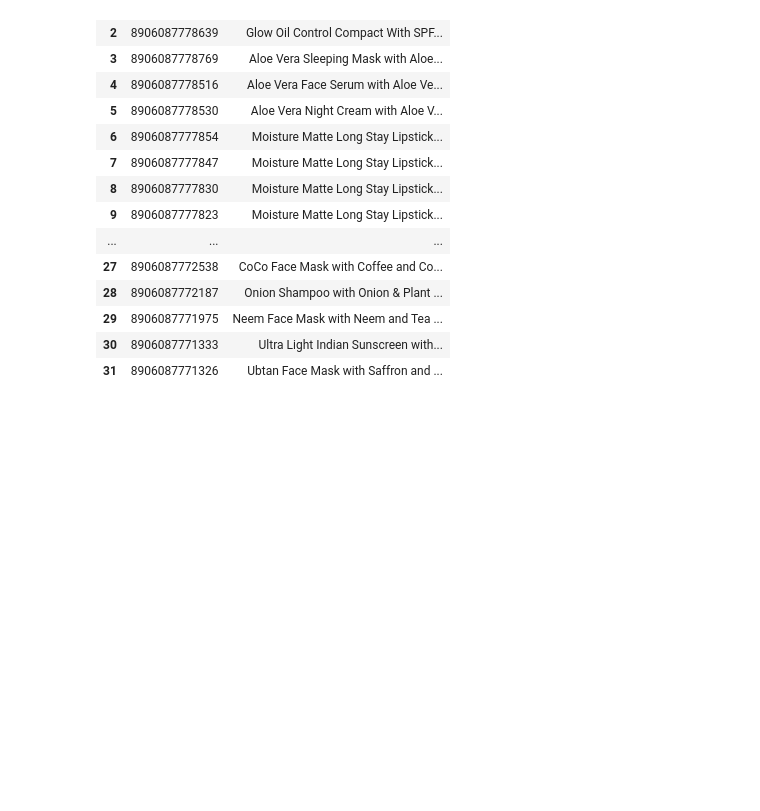
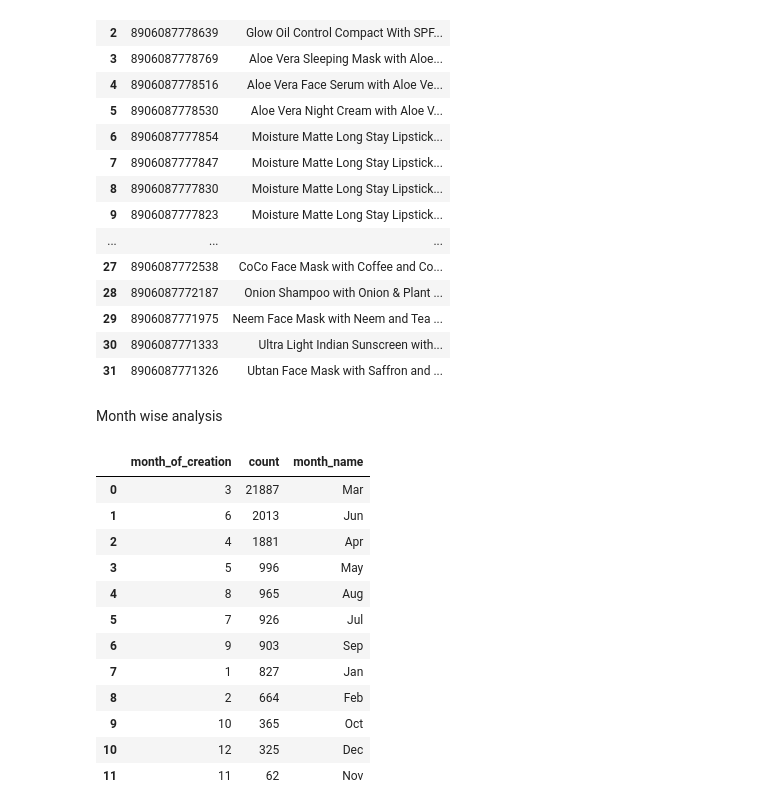
Before and after one commit to prafuel/TensorFiesta_Hackathon, a Jupyter notebook: notebooks/notebook.ipynb, the cells around one changed output. Saved outputs shown, nothing was run; the diff lists cells and outputs as text; code cells hidden in the pictures; blank space fills up the shorter version.

```diff
--- a/notebooks/notebook.ipynb
+++ b/notebooks/notebook.ipynb
@@ -335,0 +264,20 @@ g3[g3['price'] == 499][['sku','product_name']].drop_duplicates(ignore_index=True
+# %% [markdown]
+Month wise analysis
+# %%
+month = {
+    1: "Jan",
+    2: "Feb",
+    3: "Mar",
+    4: "Apr",
+    5: "May",
+    6: "Jun",
+    7: "Jul",
+    8: "Aug",
+    9: "Sep",
+    10: "Oct",
+    11: "Nov",
+    12: "Dec"
+}
+# %%
+m = df['month_of_creation'].value_counts().reset_index().sort_values(by='month_of_creation', ascending=True)
+m['month_name'] = m['month_of_creation'].apply(lambda x : month[x])
@@ -335,0 +286,16 @@ g3[g3['price'] == 499][['sku','product_name']].drop_duplicates(ignore_index=True
+# %%
+m.sort_values(by='count', ascending=False)
+# %% [output]
+|  | month_of_creation | count | month_name |
+| 0 | 3 | 21887 | Mar |
+| 1 | 6 | 2013 | Jun |
+| 2 | 4 | 1881 | Apr |
+| 3 | 5 | 996 | May |
+| 4 | 8 | 965 | Aug |
+| 5 | 7 | 926 | Jul |
+| 6 | 9 | 903 | Sep |
+| 7 | 1 | 827 | Jan |
+| 8 | 2 | 664 | Feb |
+| 9 | 10 | 365 | Oct |
+| 10 | 12 | 325 | Dec |
+| 11 | 11 | 62 | Nov |
```
Also changed, not shown: parts of 8 cells of this notebook, 5 other files.
